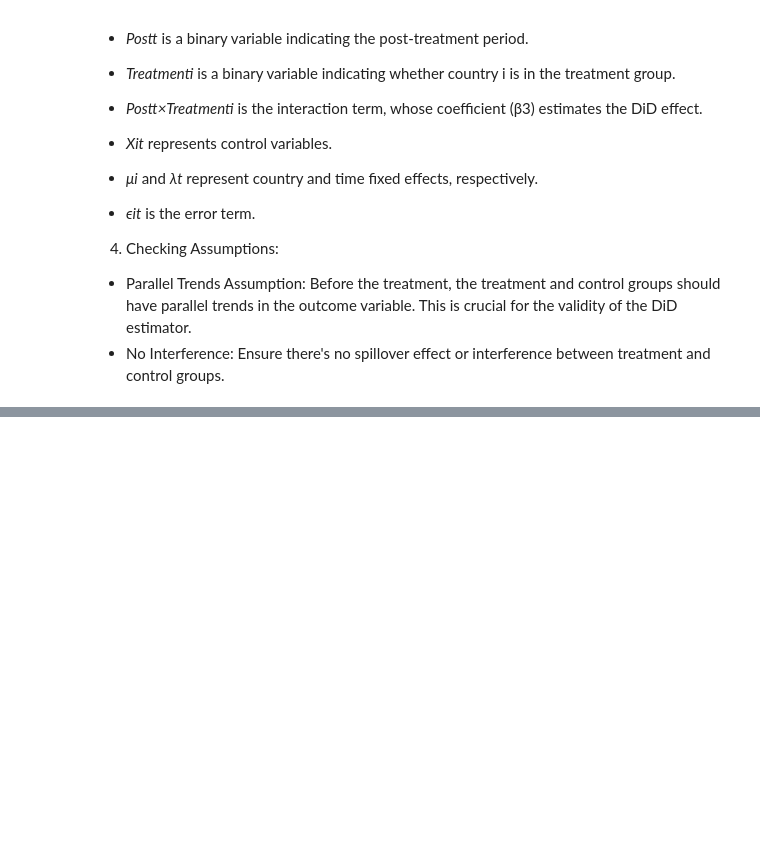
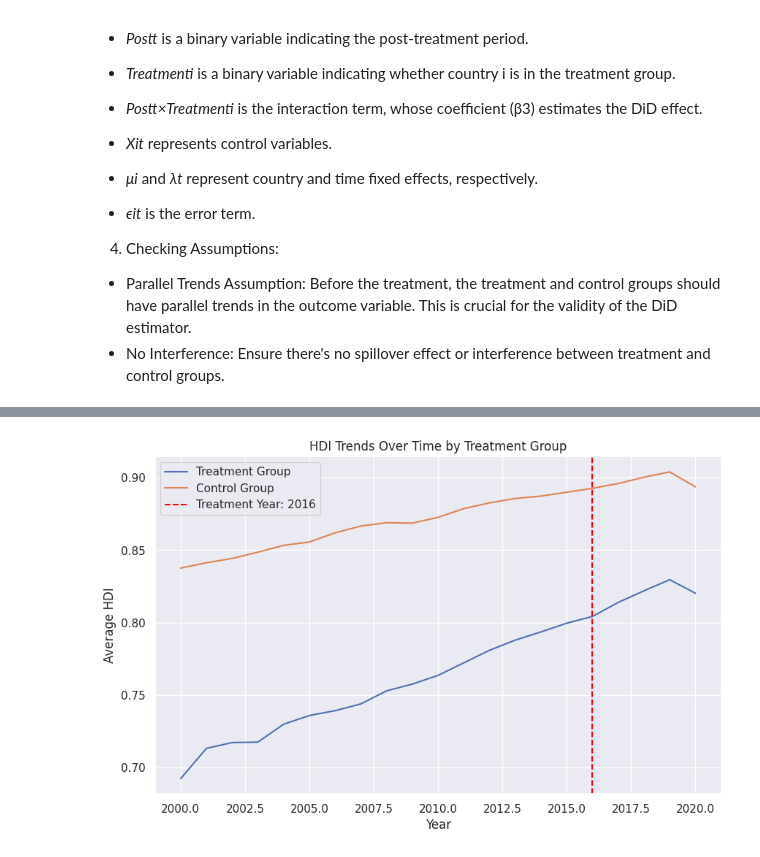
Before and after one commit to boboguan/QM2Gr13, a Jupyter notebook: QM2 Code.ipynb, the cells around one changed output, grey strips where cells are left out. Saved outputs shown, nothing was run; the diff lists cells and outputs as text; code cells hidden in the pictures; blank space fills up the shorter version.

```diff
--- a/QM2 Code.ipynb
+++ b/QM2 Code.ipynb
@@ -408,0 +605,21 @@ Notes:
+# %%
+# Group the data by Year and Treatment status and calculate the mean HDI
+treatment_group = df[df['treatment'] == 1].groupby('Year')['HDI'].mean()
+control_group = df[df['treatment'] == 0].groupby('Year')['HDI'].mean()
+
+# Plotting
+plt.figure(figsize=(10, 6))
+plt.plot(treatment_group.index, treatment_group.values, label='Treatment Group')
+plt.plot(control_group.index, control_group.values, label='Control Group')
+
+# Add a vertical line for the treatment year (2016)
+plt.axvline(x=2016, color='red', linestyle='--', label='Treatment Year: 2016')
+
+plt.xlabel('Year')
+plt.ylabel('Average HDI')
+plt.title('HDI Trends Over Time by Treatment Group')
+plt.legend()
+plt.grid(True)
+plt.show()
+# %% [output]
+[figure, added]
```
Also changed, not shown: parts of 31 cells of this notebook.
